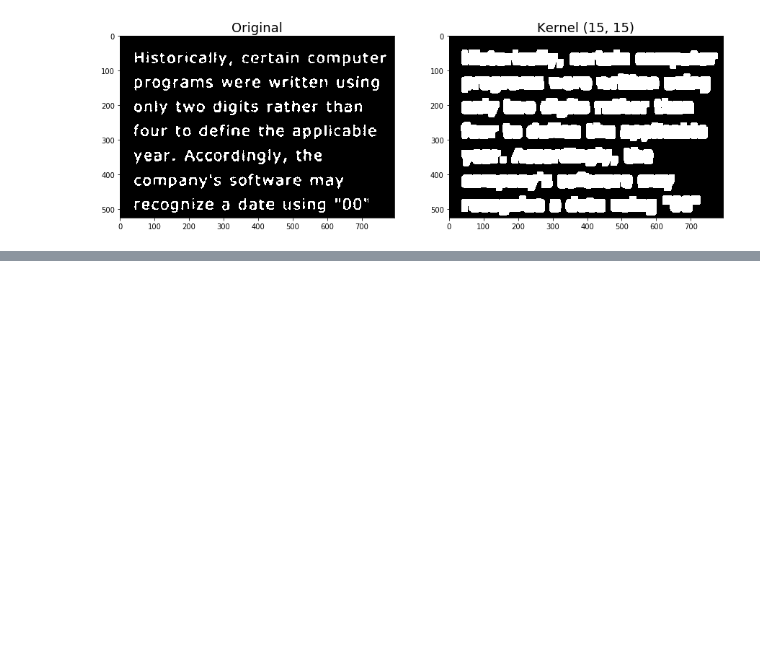
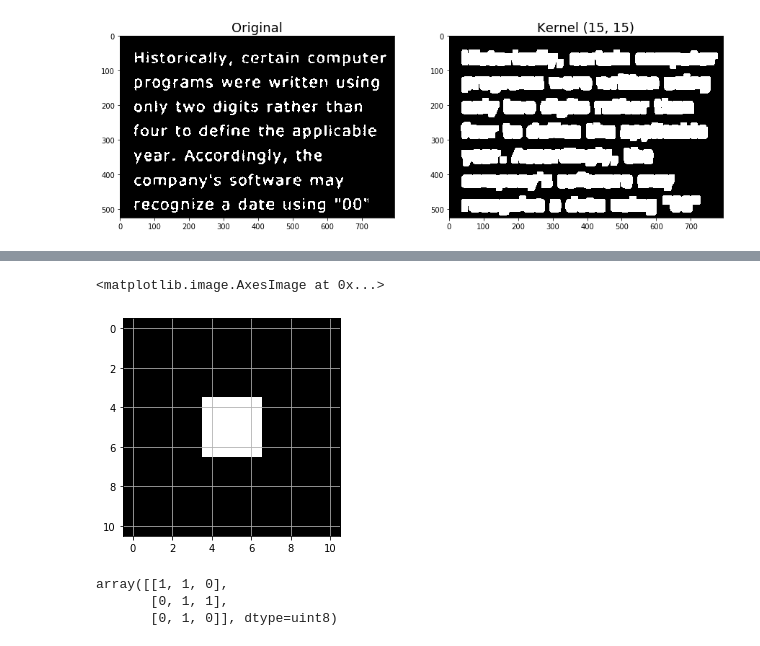
Before and after one commit to gmagannaDevelop/MorphoImg, a Jupyter notebook: Dilation.ipynb, the cells around one changed output, grey strips where cells are left out. Drawn from its saved outputs; the diff is of its cells as text; code cells hidden in the pictures; blank space fills up the shorter version.

```diff
--- a/Dilation.ipynb
+++ b/Dilation.ipynb
@@ -101,0 +110,17 @@ side_by_side(text2, cv.dilate(text2, kernel), title1='Original', title2=f'Kernel
+# %%
+B = [A, np.ones((3, 1)), np.ones((1, 3))]
+dilate_decomposed = reduce(lambda x, y: cv.dilate(x, y), B)
+plt.grid()
+plt.imshow(dilate_decomposed, cmap='gray')
+# %% [output]
+<matplotlib.image.AxesImage at 0x...>
+[figure, added]
+# %%
+y = np.array([1, 1, 0, 0, 1, 1, 0, 1, 0])
+y.shape = 3, 3
+y = np.uint8(y)
+y
+# %% [output]
+array([[1, 1, 0],
+       [0, 1, 1],
+       [0, 1, 0]], dtype=uint8)
```
Also changed, not shown: parts of 5 cells of this notebook, 1 other file.
